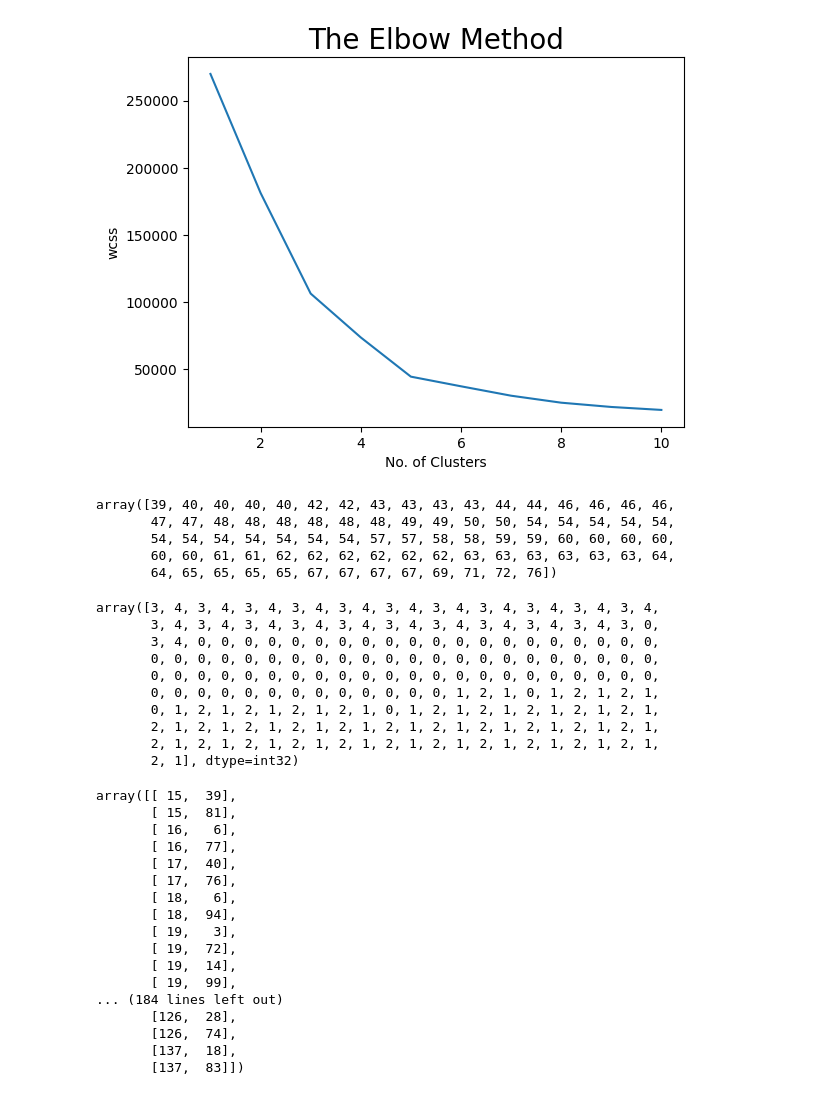
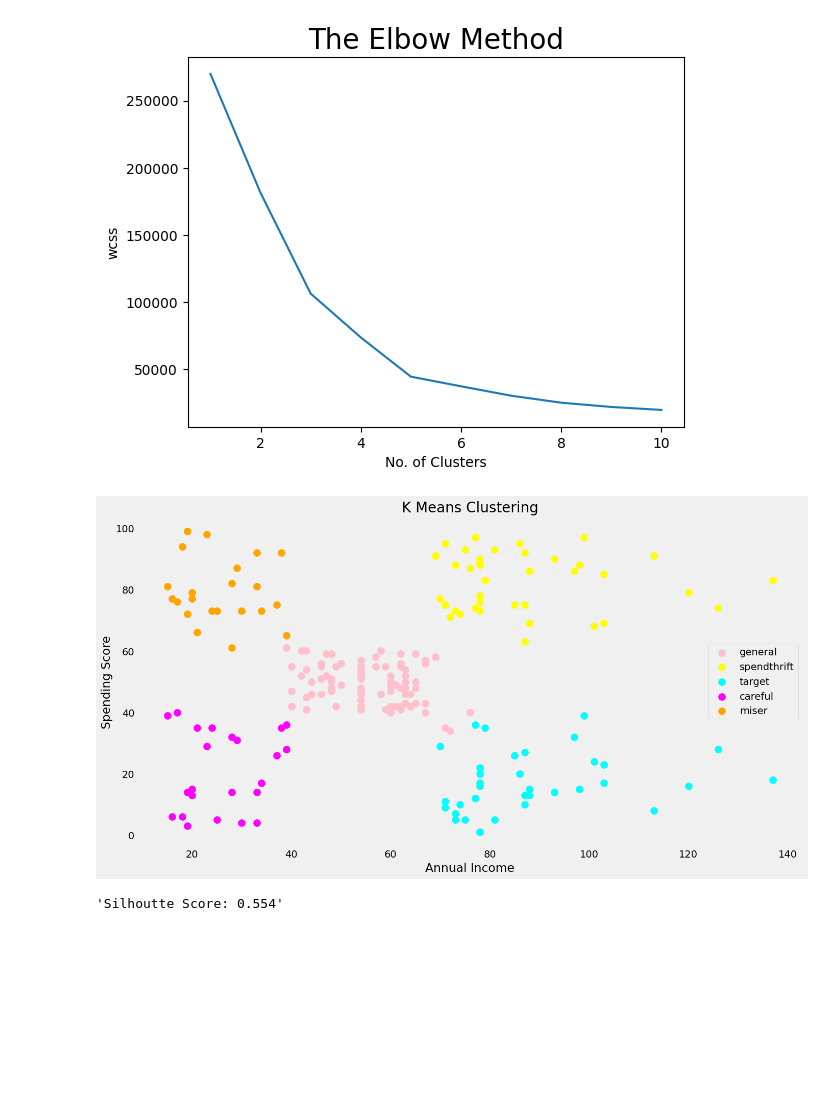
Before and after one commit to dnlsyfq/ml_kmeans, a Jupyter notebook: workbook_mall_segmentation.ipynb, the cells around one changed output. Cells and saved outputs as stored; diff of their text form; code cells hidden in the pictures; blank space fills up the shorter version.

```diff
--- a/workbook_mall_segmentation.ipynb
+++ b/workbook_mall_segmentation.ipynb
@@ -52,44 +53,3 @@ y_means = km.fit_predict(x)
 # %%
 plt.rcParams['figure.figsize'] = (15,8)
 plt.style.use('fivethirtyeight')
-# %%
-x[y_means == 0,0]
-# %% [output]
-array([39, 40, 40, 40, 40, 42, 42, 43, 43, 43, 43, 44, 44, 46, 46, 46, 46,
-       47, 47, 48, 48, 48, 48, 48, 48, 49, 49, 50, 50, 54, 54, 54, 54, 54,
-       54, 54, 54, 54, 54, 54, 54, 57, 57, 58, 58, 59, 59, 60, 60, 60, 60,
-       60, 60, 61, 61, 62, 62, 62, 62, 62, 62, 63, 63, 63, 63, 63, 63, 64,
-       64, 65, 65, 65, 65, 67, 67, 67, 67, 69, 71, 72, 76])
-# %%
-y_means
-# %% [output]
-array([3, 4, 3, 4, 3, 4, 3, 4, 3, 4, 3, 4, 3, 4, 3, 4, 3, 4, 3, 4, 3, 4,
-       3, 4, 3, 4, 3, 4, 3, 4, 3, 4, 3, 4, 3, 4, 3, 4, 3, 4, 3, 4, 3, 0,
-       3, 4, 0, 0, 0, 0, 0, 0, 0, 0, 0, 0, 0, 0, 0, 0, 0, 0, 0, 0, 0, 0,
-       0, 0, 0, 0, 0, 0, 0, 0, 0, 0, 0, 0, 0, 0, 0, 0, 0, 0, 0, 0, 0, 0,
-       0, 0, 0, 0, 0, 0, 0, 0, 0, 0, 0, 0, 0, 0, 0, 0, 0, 0, 0, 0, 0, 0,
-       0, 0, 0, 0, 0, 0, 0, 0, 0, 0, 0, 0, 0, 1, 2, 1, 0, 1, 2, 1, 2, 1,
-       0, 1, 2, 1, 2, 1, 2, 1, 2, 1, 0, 1, 2, 1, 2, 1, 2, 1, 2, 1, 2, 1,
-       2, 1, 2, 1, 2, 1, 2, 1, 2, 1, 2, 1, 2, 1, 2, 1, 2, 1, 2, 1, 2, 1,
-       2, 1, 2, 1, 2, 1, 2, 1, 2, 1, 2, 1, 2, 1, 2, 1, 2, 1, 2, 1, 2, 1,
-       2, 1], dtype=int32)
-# %%
-x
-# %% [output]
-array([[ 15,  39],
-       [ 15,  81],
-       [ 16,   6],
-       [ 16,  77],
-       [ 17,  40],
-       [ 17,  76],
-       [ 18,   6],
-       [ 18,  94],
-       [ 19,   3],
-       [ 19,  72],
-       [ 19,  14],
-       [ 19,  99],
-... (184 lines left out)
-       [126,  28],
-       [126,  74],
-       [137,  18],
-       [137,  83]])
@@ -99,0 +56,21 @@ plt.scatter(
+# %%
+plt.scatter(x[y_means == 0,0],x[y_means == 0,1], s=100, c='pink',label='general')
+plt.scatter(x[y_means == 1,0],x[y_means == 1,1], s=100, c='yellow',label='spendthrift')
+plt.scatter(x[y_means == 2,0],x[y_means == 2,1], s=100, c='cyan',label='target')
+plt.scatter(x[y_means == 3,0],x[y_means == 3,1], s=100, c='magenta',label='careful')
+plt.scatter(x[y_means == 4,0],x[y_means == 4,1], s=100, c='orange',label='miser')
+
+plt.style.use('fivethirtyeight')
+plt.title('K Means Clustering',fontsize=20)
+plt.xlabel('Annual Income')
+plt.ylabel('Spending Score')
+plt.legend()
+plt.grid()
+plt.show()
+# %% [output]
+[figure, added]
+# %%
+score = silhouette_score(x, km.labels_,metric='euclidean')
+f"Silhoutte Score: %.3f" % score
+# %% [output]
+'Silhoutte Score: 0.554'
```
Also changed, not shown: parts of 12 cells of this notebook.
